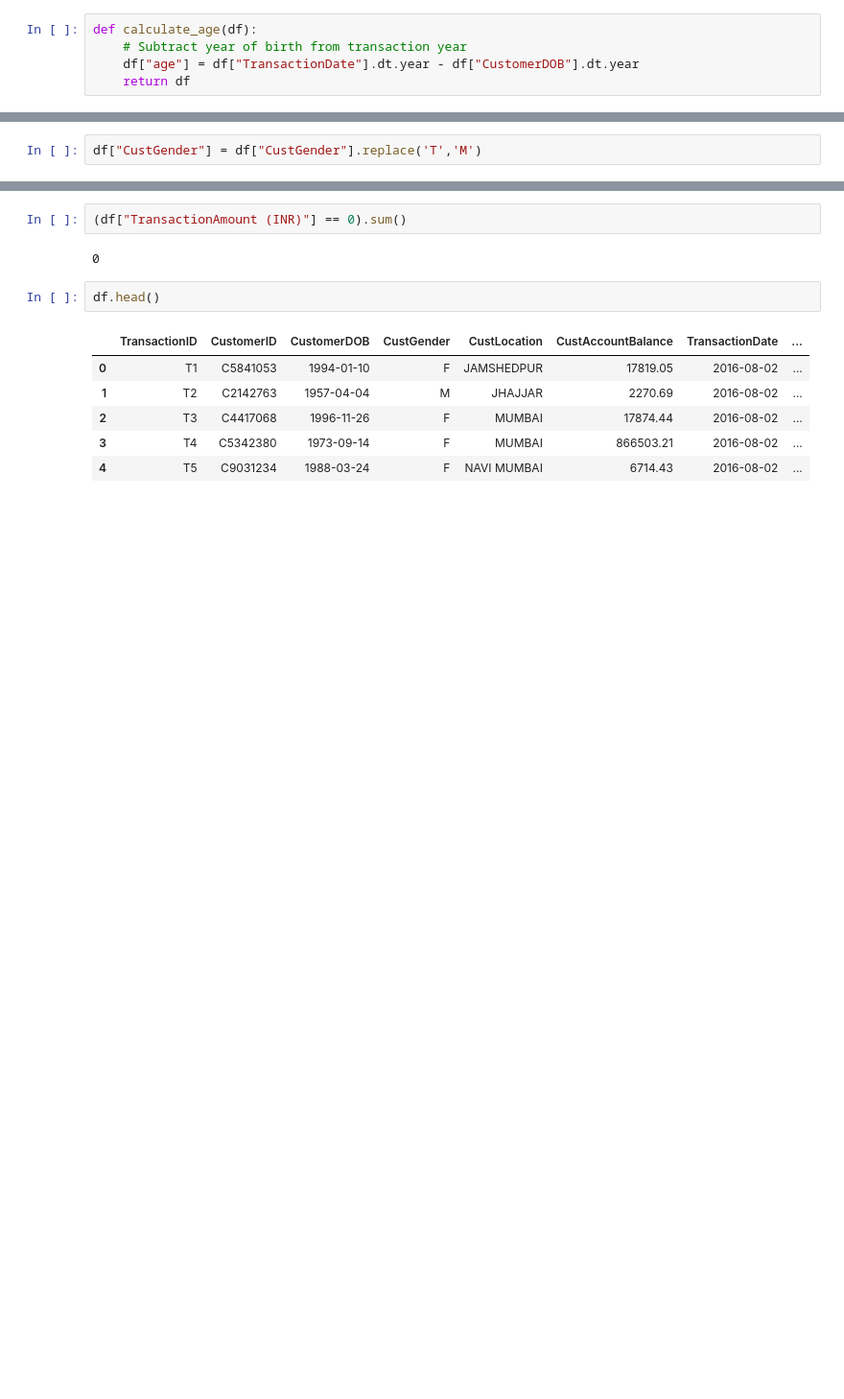
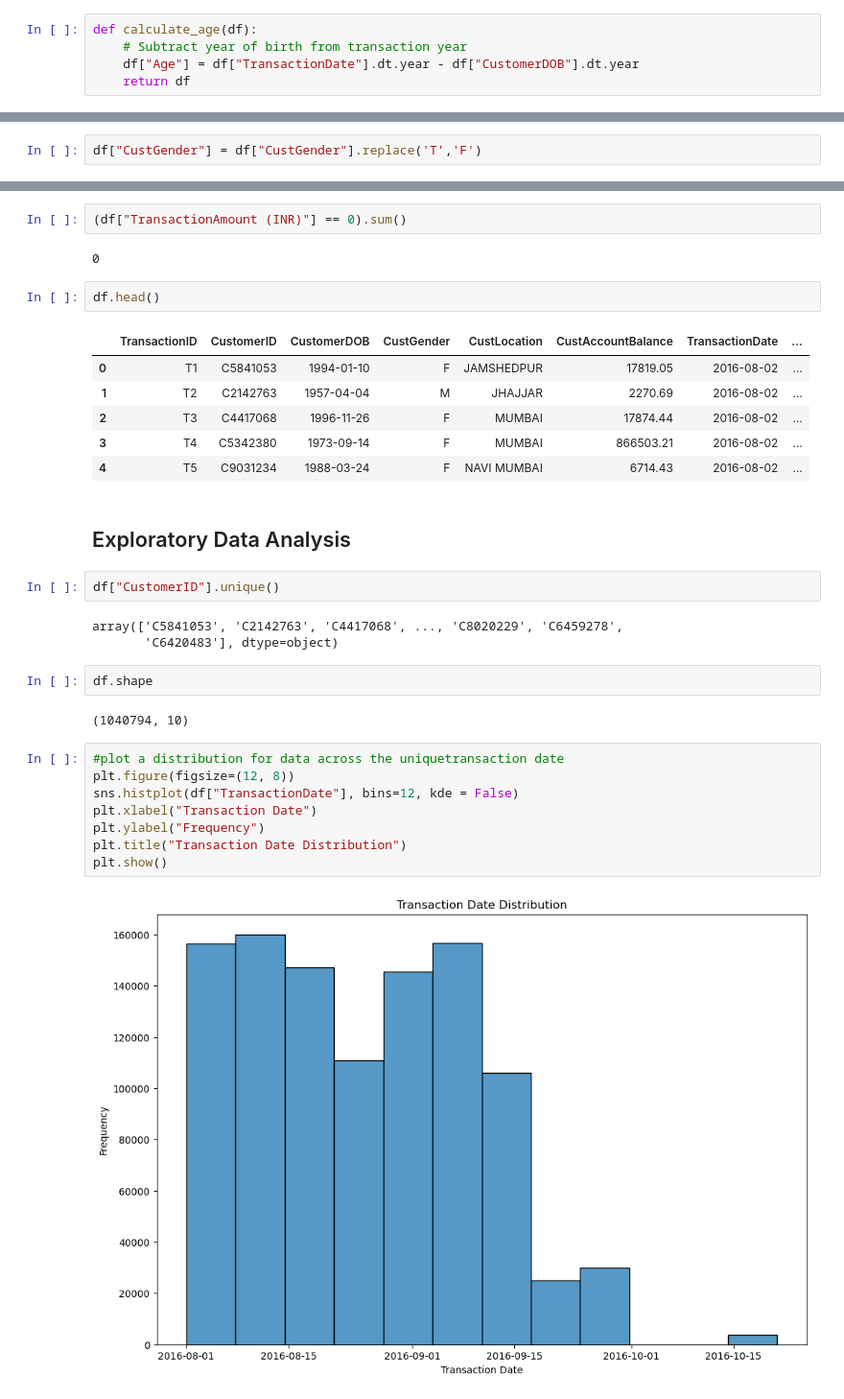
Before and after one commit to Halimat92/Optimizing-Retail-Banking-Strategies-, a Jupyter notebook: Optimizing_Retail_Banking_Strategies.ipynb, the cells around one changed output, grey strips where cells are left out. Shown at 96% size. Drawn from its saved outputs; the diff is of its cells as text; blank space fills up the shorter version.

Commit message:
Exploratory Data Analysis

```diff
--- a/Optimizing_Retail_Banking_Strategies.ipynb
+++ b/Optimizing_Retail_Banking_Strategies.ipynb
@@ -133,7 +133,7 @@ array(['1994-01-10T00:00:00.000000000', '2057-04-04T00:00:00.000000000',
 # %%
 def calculate_age(df):
     # Subtract year of birth from transaction year
-    df["age"] = df["TransactionDate"].dt.year - df["CustomerDOB"].dt.year
+    df["Age"] = df["TransactionDate"].dt.year - df["CustomerDOB"].dt.year
     return df
 # %%
 df = calculate_age(df)
@@ -248,7 +248,7 @@ F    280635
 T         1
 Name: CustGender, dtype: int64
 # %%
-df["CustGender"] = df["CustGender"].replace('T','M')
+df["CustGender"] = df["CustGender"].replace('T','F')
 # %%
 df["CustGender"].value_counts()
 # %% [output]
@@ -325,3 +325,24 @@ df.head()
 | 2 | T3 | C4417068 | 1996-11-26 | F | MUMBAI | 17874.44 | 2016-08-02 | ... |
 | 3 | T4 | C5342380 | 1973-09-14 | F | MUMBAI | 866503.21 | 2016-08-02 | ... |
 | 4 | T5 | C9031234 | 1988-03-24 | F | NAVI MUMBAI | 6714.43 | 2016-08-02 | ... |
+# %% [markdown]
+## Exploratory Data Analysis
+# %%
+df["CustomerID"].unique()
+# %% [output]
+array(['C5841053', 'C2142763', 'C4417068', ..., 'C8020229', 'C6459278',
+       'C6420483'], dtype=object)
+# %%
+df.shape
+# %% [output]
+(1040794, 10)
+# %%
+#plot a distribution for data across the uniquetransaction date
+plt.figure(figsize=(12, 8))
+sns.histplot(df["TransactionDate"], bins=12, kde = False)
+plt.xlabel("Transaction Date")
+plt.ylabel("Frequency")
+plt.title("Transaction Date Distribution")
+plt.show()
+# %% [output]
+[figure, added]
```
Also changed, not shown: parts of 32 cells of this notebook.
